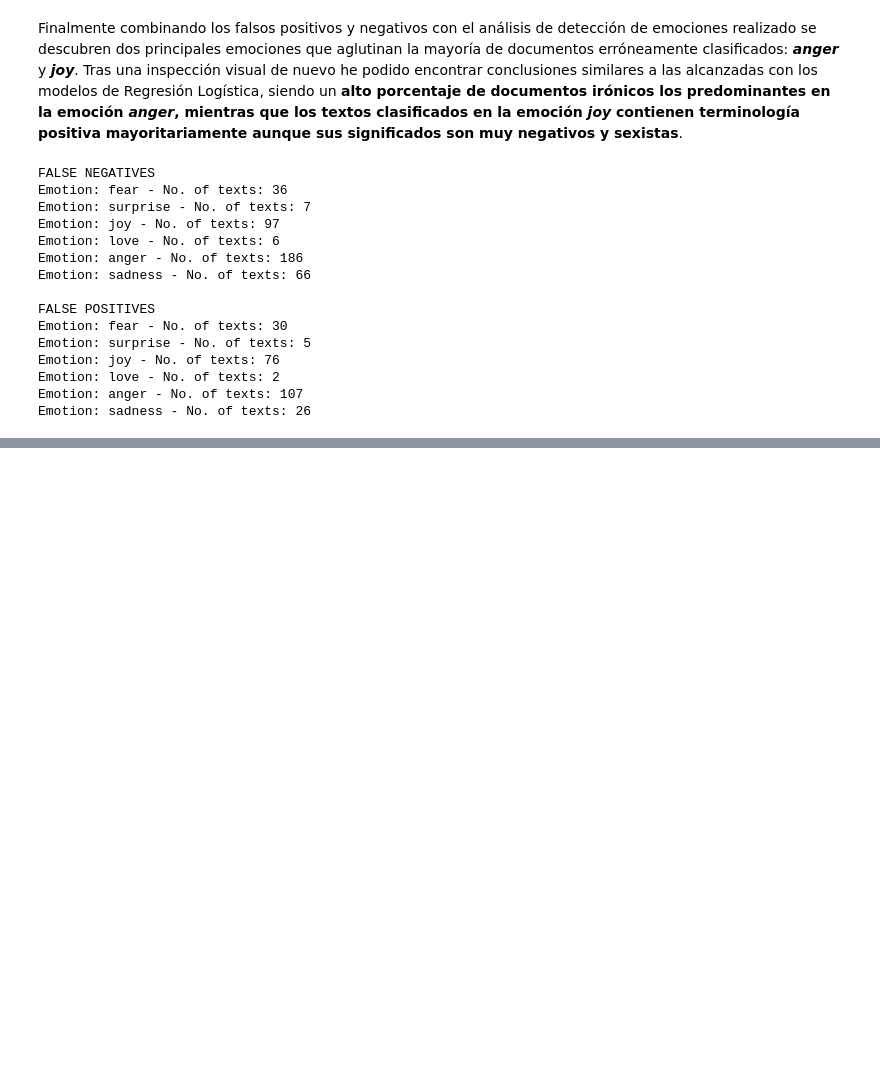
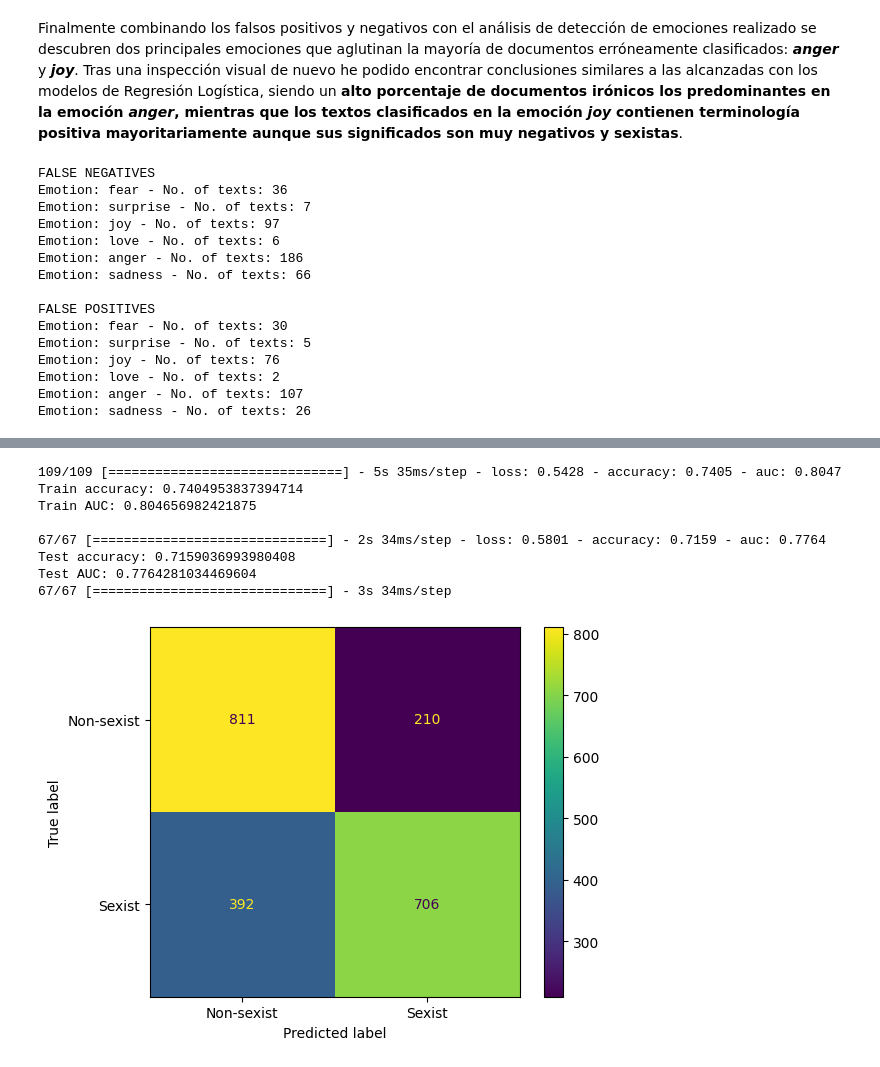
Before and after one commit to lidiasm/DATCOM-TFM, a Jupyter notebook: notebooks/lstm_models.ipynb, the cells around one changed output, grey strips where cells are left out. Cells and saved outputs as stored; diff of their text form; code cells hidden in the pictures; blank space fills up the shorter version.

Commit message:
Análisis del modelo LSTM para textos en español #8

```diff
--- a/notebooks/lstm_models.ipynb
+++ b/notebooks/lstm_models.ipynb
@@ -418,0 +434,41 @@ Emotion: sadness - No. of texts: 26
+# %%
+# Filter train and test texts by language
+es_train_df = train_df[train_df['language'] == 'es']
+es_test_df = test_df[test_df['language'] == 'es']
+
+# Convert processed train and test documents into matrixes
+es_tokenizer, es_train_matrix, es_test_matrix = encode_data_as_matrixes(
+    train_texts=list(es_train_df['clean_text'].values),
+    test_texts=list(es_test_df['clean_text'].values),
+    max_n_words=MAX_N_WORDS,
+    sequence_len=SEQUENCE_MAX_LEN
+)
+
+# Get the embedding matrix based on the train documents
+es_embed_matrix = get_embedding_matrix(
+    embedding_file=MULTILAN_EMBEDDINGS_FILE,
+    tokenizer=es_tokenizer,
+    sequence_len=SEQUENCE_MAX_LEN
+)
+
+# Load a pretrained BiLSTM model trained over Spanish texts
+es_lstm_model = load_model('../models/es_lstm_models/es_lstm_3L_1286432N_16BS.h5')
+
+# Evaluate the model over train and test datasets
+validate_lstm_model(
+    model=es_lstm_model,
+    train_matrix=es_train_matrix,
+    train_labels=list(es_train_df['task1'].values),
+    test_matrix=es_test_matrix,
+    test_labels=list(es_test_df['task1'].values)
+)
+# %% [output]
+109/109 [==============================] - 5s 35ms/step - loss: 0.5428 - accuracy: 0.7405 - auc: 0.8047
+Train accuracy: 0.7404953837394714
+Train AUC: 0.804656982421875
+
+67/67 [==============================] - 2s 34ms/step - loss: 0.5801 - accuracy: 0.7159 - auc: 0.7764
+Test accuracy: 0.7159036993980408
+Test AUC: 0.7764281034469604
+67/67 [==============================] - 3s 34ms/step
+[figure, added]
```
Also changed, not shown: parts of 9 cells of this notebook.
